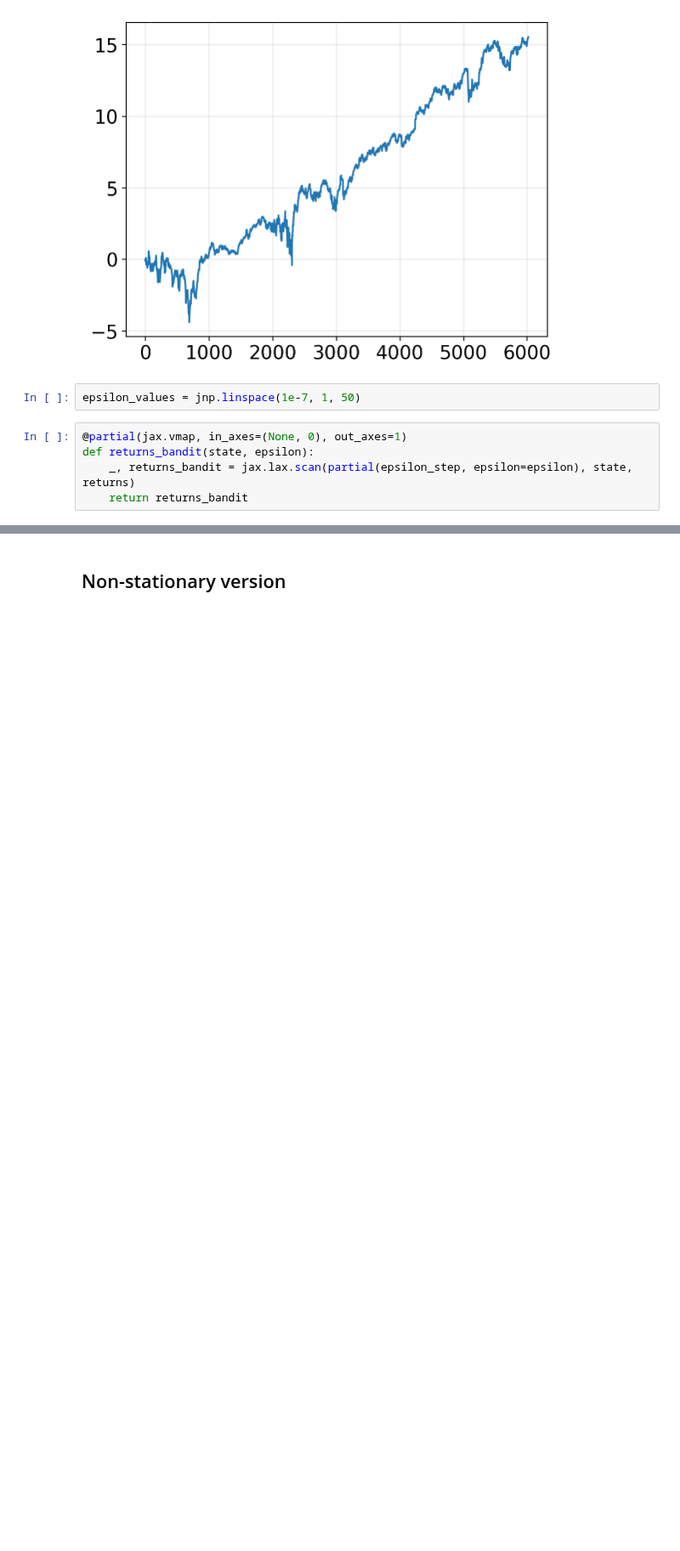
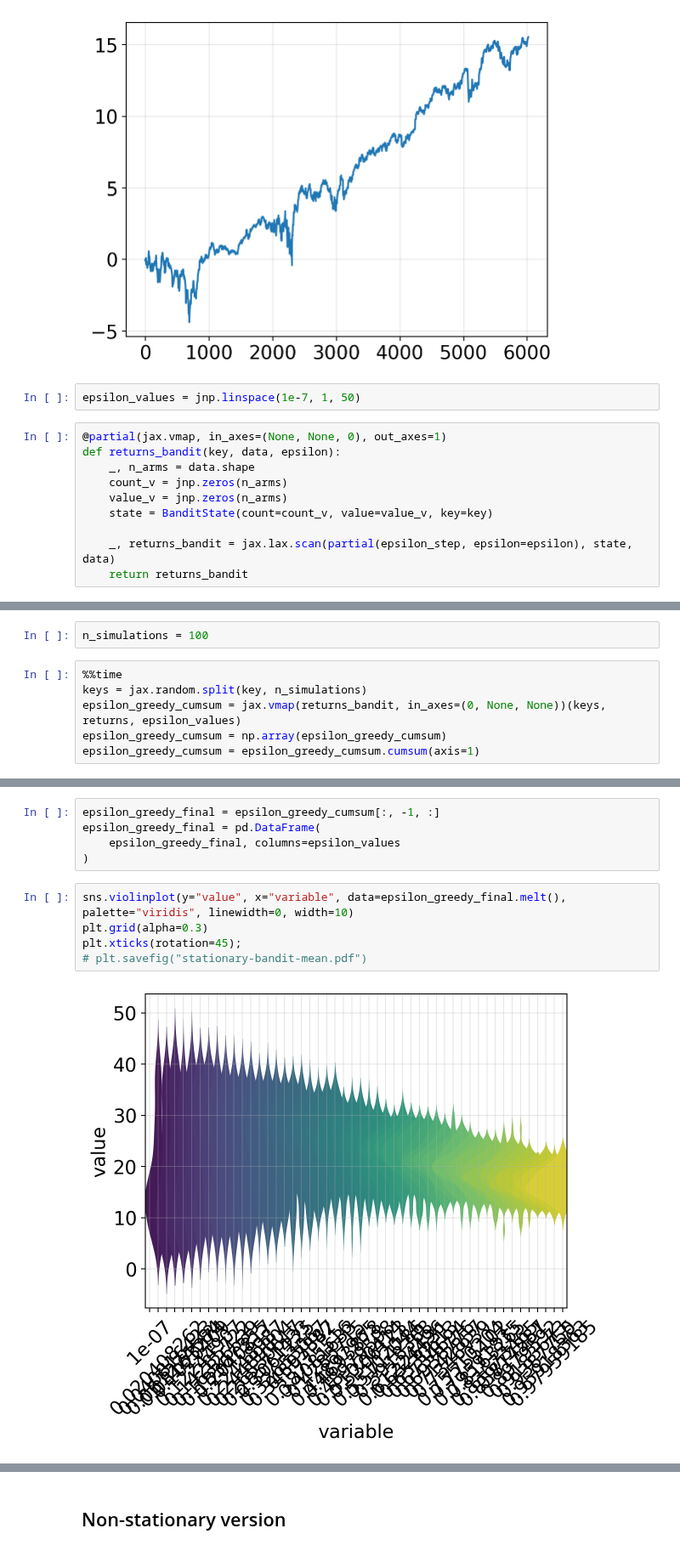
Before and after one commit to sapienzaio/online-ml-finance, a Jupyter notebook: 06-reinforcement-learning/epsilon-greedy-strategy.ipynb, the cells around one changed output, grey strips where cells are left out. Shown at 85% size. Drawn from its saved outputs; the diff is of its cells as text; blank space fills up the shorter version.

Commit message:
ch06-feat: epsilon-greedy-strategy

```diff
--- a/06-reinforcement-learning/epsilon-greedy-strategy.ipynb
+++ b/06-reinforcement-learning/epsilon-greedy-strategy.ipynb
@@ -156,7 +159,12 @@ plt.grid(alpha=0.3)
 # %%
 epsilon_values = jnp.linspace(1e-7, 1, 50)
 # %%
-@partial(jax.vmap, in_axes=(None, 0), out_axes=1)
-def returns_bandit(state, epsilon):
-    _, returns_bandit = jax.lax.scan(partial(epsilon_step, epsilon=epsilon), state, returns)
+@partial(jax.vmap, in_axes=(None, None, 0), out_axes=1)
+def returns_bandit(key, data, epsilon):
+    _, n_arms = data.shape
+    count_v = jnp.zeros(n_arms)
+    value_v = jnp.zeros(n_arms)
+    state = BanditState(count=count_v, value=value_v, key=key)
+
+    _, returns_bandit = jax.lax.scan(partial(epsilon_step, epsilon=epsilon), state, data)
     return returns_bandit
@@ -169,0 +171,8 @@ plt.plot(epsilon_values, epsilon_greedy_cumsum[-1])
+# %%
+n_simulations = 100
+# %%
+%%time
+keys = jax.random.split(key, n_simulations)
+epsilon_greedy_cumsum = jax.vmap(returns_bandit, in_axes=(0, None, None))(keys, returns, epsilon_values)
+epsilon_greedy_cumsum = np.array(epsilon_greedy_cumsum)
+epsilon_greedy_cumsum = epsilon_greedy_cumsum.cumsum(axis=1)
@@ -169,0 +182,12 @@ plt.plot(epsilon_values, epsilon_greedy_cumsum[-1])
+# %%
+epsilon_greedy_final = epsilon_greedy_cumsum[:, -1, :]
+epsilon_greedy_final = pd.DataFrame(
+    epsilon_greedy_final, columns=epsilon_values
+)
+# %%
+sns.violinplot(y="value", x="variable", data=epsilon_greedy_final.melt(), palette="viridis", linewidth=0, width=10)
+plt.grid(alpha=0.3)
+plt.xticks(rotation=45);
+# plt.savefig("stationary-bandit-mean.pdf")
+# %% [output]
+[figure, added]
```
Also changed, not shown: parts of 13 cells of this notebook.
